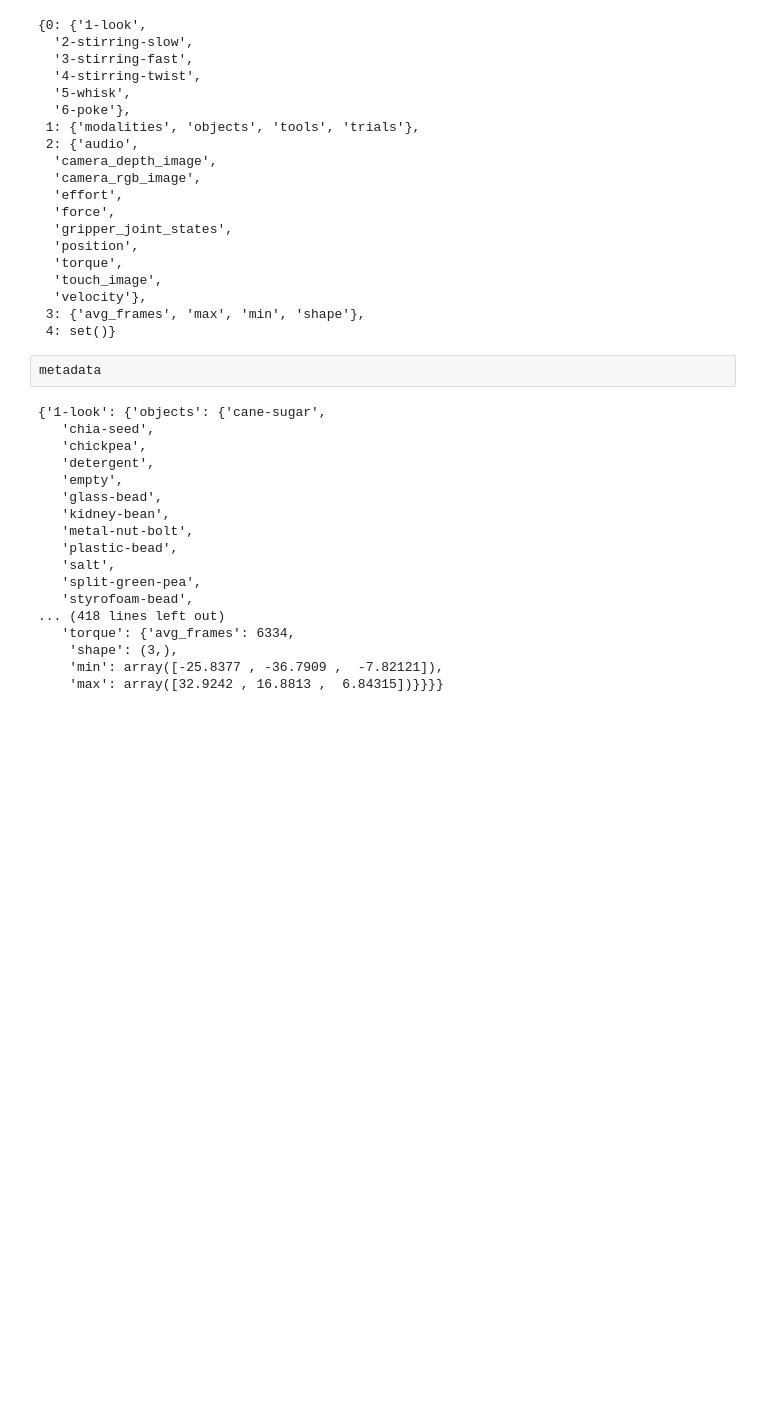
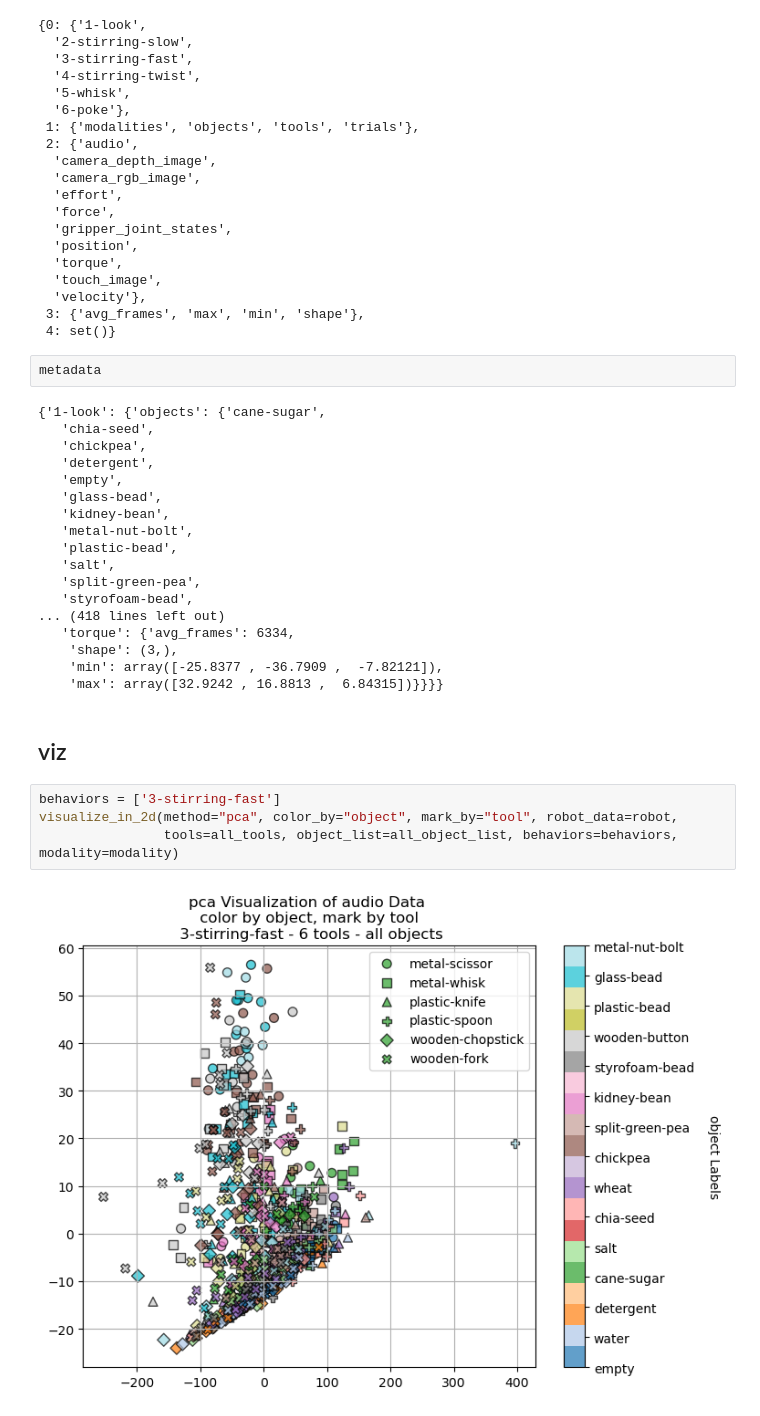
Before and after one commit to ZhengyanHuan/Tool-Knowledge-Transfer, a Jupyter notebook: data/data_viz.ipynb, the cells around one changed output. Saved outputs shown, nothing was run; the diff lists cells and outputs as text; blank space fills up the shorter version.

Commit message:
visualize input data

```diff
--- a/data/data_viz.ipynb
+++ b/data/data_viz.ipynb
@@ -139,3 +326,11 @@ metadata
     'shape': (3,),
     'min': array([-25.8377 , -36.7909 ,  -7.82121]),
     'max': array([32.9242 , 16.8813 ,  6.84315])}}}}
+# %% [markdown]
+## viz
+# %%
+behaviors = ['3-stirring-fast']
+visualize_in_2d(method="pca", color_by="object", mark_by="tool", robot_data=robot,
+                tools=all_tools, object_list=all_object_list, behaviors=behaviors, modality=modality)
+# %% [output]
+[figure, added]
```
Also changed, not shown: parts of 23 cells of this notebook.
